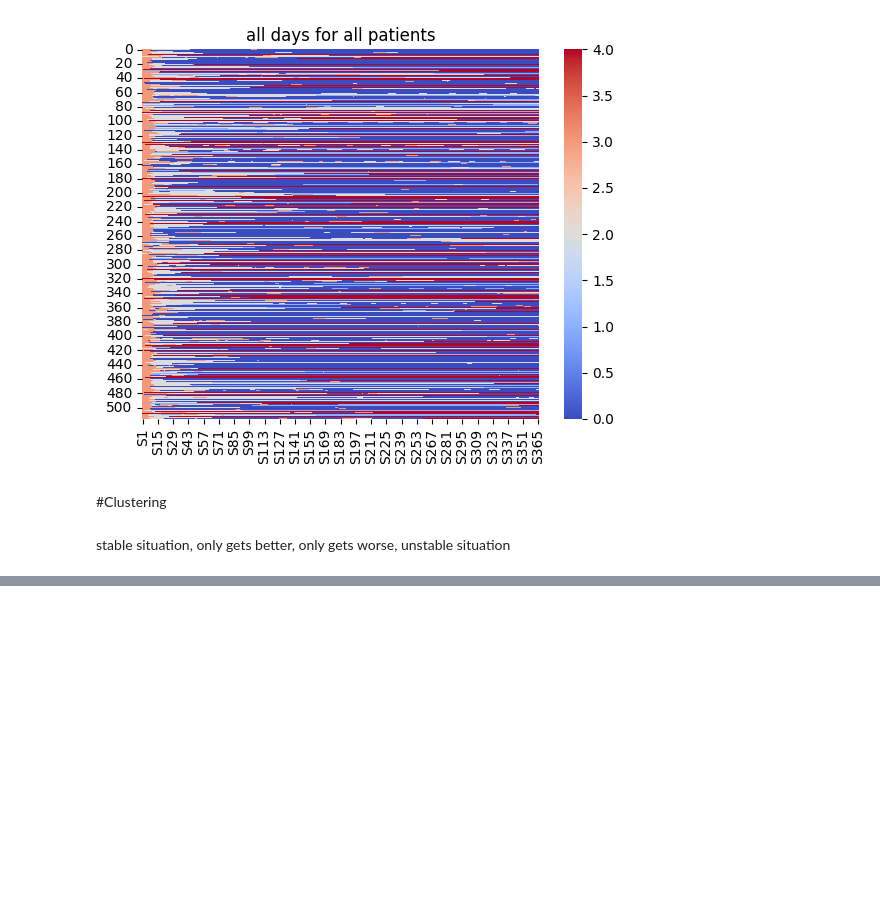
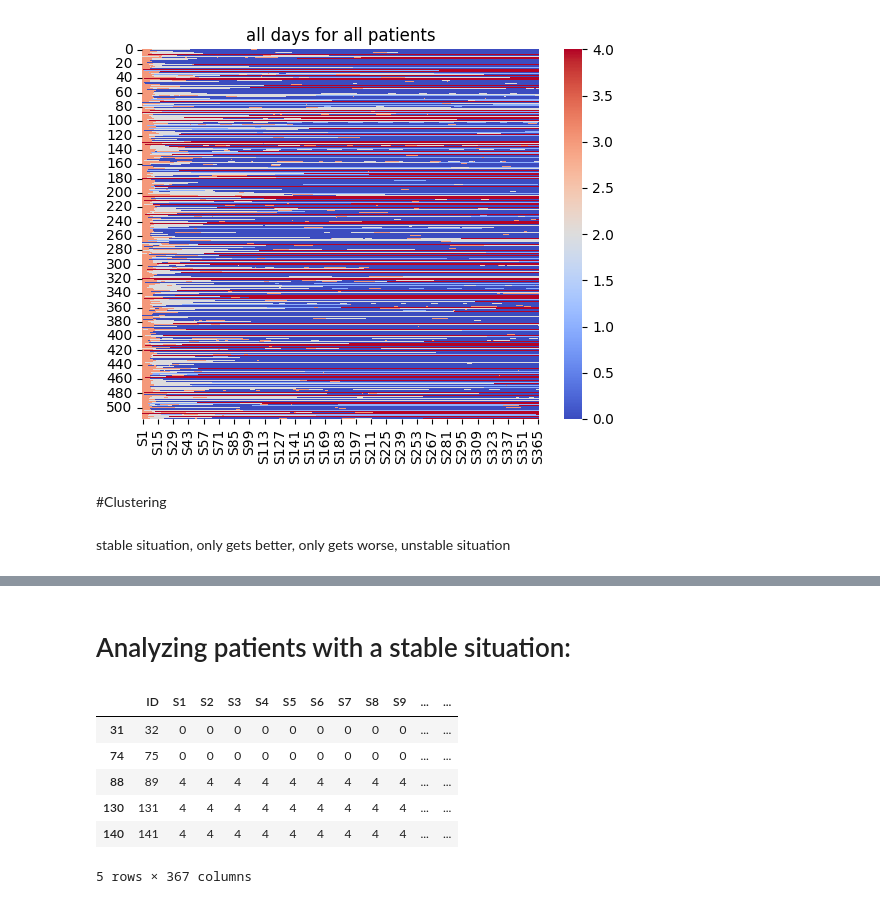
Before and after one commit to SaraGhR/hip-fracture-care-episodes, a Jupyter notebook: hip_fracture_analyzing_clustering.ipynb, the cells around one changed output, grey strips where cells are left out. Saved outputs shown, nothing was run; the diff lists cells and outputs as text; code cells hidden in the pictures; blank space fills up the shorter version.

```diff
--- a/hip_fracture_analyzing_clustering.ipynb
+++ b/hip_fracture_analyzing_clustering.ipynb
@@ -57,0 +111,13 @@ stable situation, only gets better, only gets worse, unstable situation
+# %% [markdown]
+# Analyzing patients with a stable situation:
+# %%
+stable_situation = df[df["cluster"]=="Stable situation"]
+stable_situation.head()
+# %% [output]
+|  | ID | S1 | S2 | S3 | S4 | S5 | S6 | S7 | S8 | S9 | ... | ... |
+| 31 | 32 | 0 | 0 | 0 | 0 | 0 | 0 | 0 | 0 | 0 | ... | ... |
+| 74 | 75 | 0 | 0 | 0 | 0 | 0 | 0 | 0 | 0 | 0 | ... | ... |
+| 88 | 89 | 4 | 4 | 4 | 4 | 4 | 4 | 4 | 4 | 4 | ... | ... |
+| 130 | 131 | 4 | 4 | 4 | 4 | 4 | 4 | 4 | 4 | 4 | ... | ... |
+| 140 | 141 | 4 | 4 | 4 | 4 | 4 | 4 | 4 | 4 | 4 | ... | ... |
+5 rows × 367 columns
```
Also changed, not shown: parts of 4 cells of this notebook.
